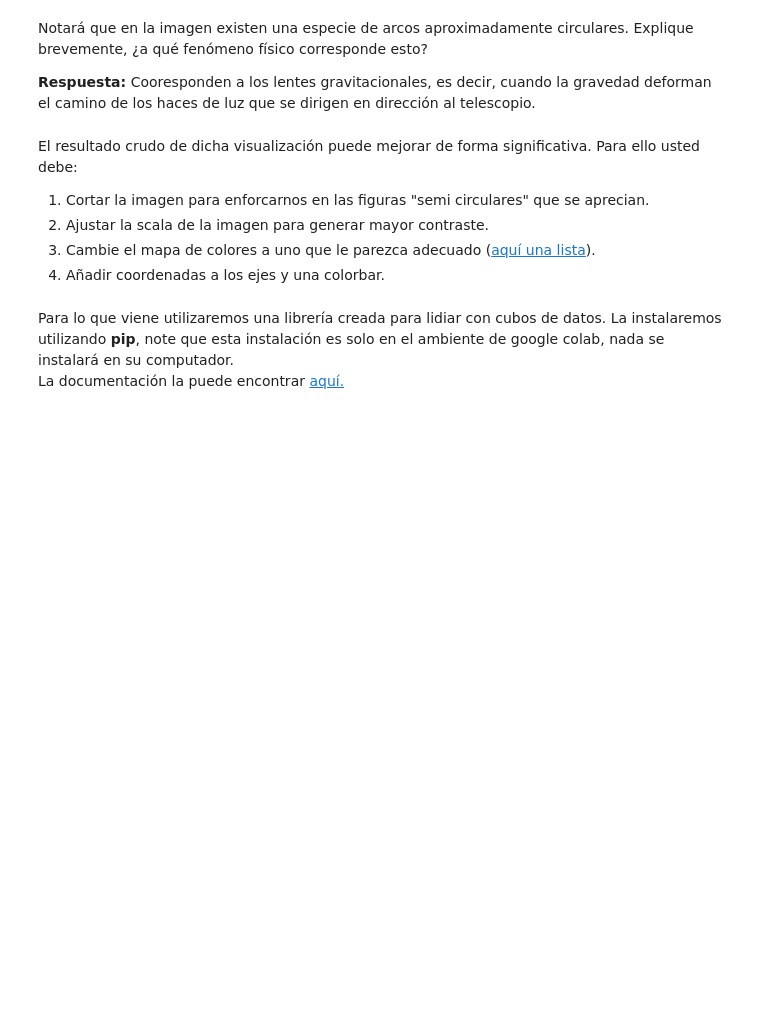
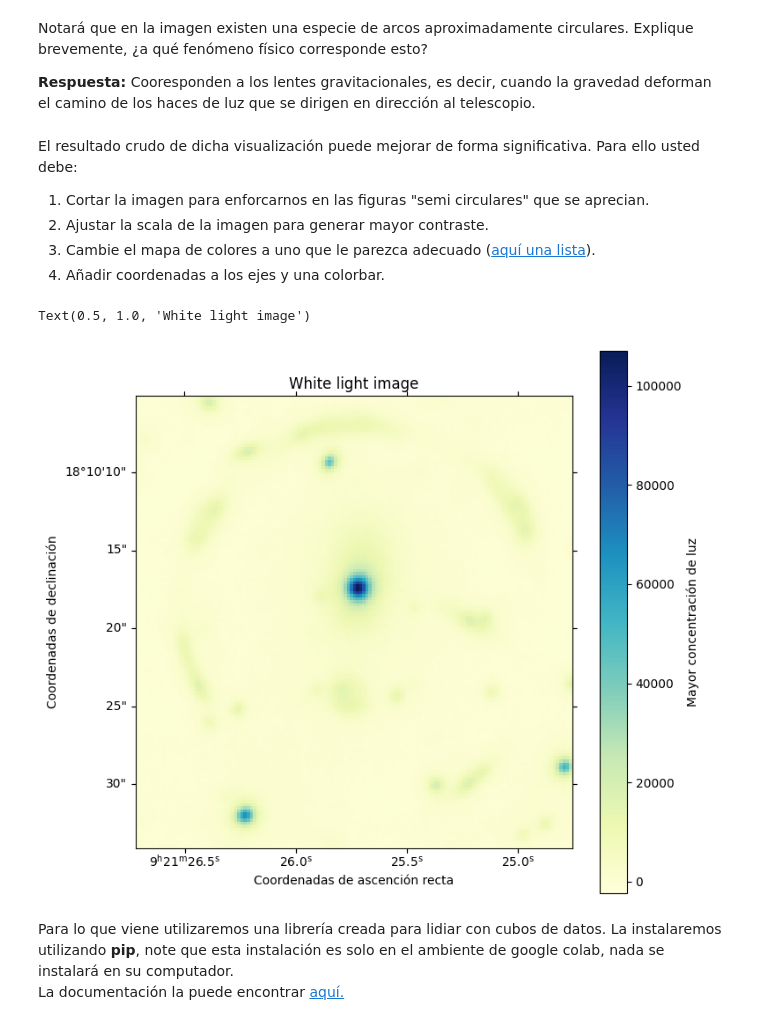
Before and after one commit to FranciscaHM/Tarea-4, a Jupyter notebook: Tarea4.ipynb, the cells around one changed output. Drawn from its saved outputs; the diff is of its cells as text; code cells hidden in the pictures; blank space fills up the shorter version.

```diff
--- a/Tarea4.ipynb
+++ b/Tarea4.ipynb
@@ -163,3 +156,27 @@ wcs = wcs[0,:,:]
+# %%
+from astropy.wcs import WCS
+# Utilice el siguiente wcs para añadir las coordenadas a su visualización.
+wcs = WCS(cubo[1].header)
+wcs = wcs[0,:,:]
+
+# Haga su gráfico a continuación:
+#Primero, escalaremos la imagen, para darle un mayor constraste.
+plt.figure(figsize=(8,8))
+#Ahora añadiremos coordenadas.
+plt.subplot(projection=wcs)
+#Para cortar la imagen, le añadiremos un límite en el eje x y en el eje y.
+plt.xlim(90,230) #Corte en el eje x
+plt.ylim(245,100) #Corte en el eje y
+plt.imshow(white_light_image, origin='lower', cmap='YlGnBu') #Lo ponemos en colores
+#claros para que resalten los más oscuros.
+#Añadimos una colorbar.
+plt.colorbar(label='Mayor concentración de luz')
+plt.xlabel('Coordenadas de ascención recta')
+plt.ylabel('Coordenadas de declinación')
+plt.title('White light image')
+# %% [output]
+Text(0.5, 1.0, 'White light image')
+[figure, added]
 # %% [markdown]
 Para lo que viene utilizaremos una librería creada para lidiar con cubos de datos.
 La instalaremos utilizando **pip**, note que esta instalación es solo en el ambiente de google colab, nada se instalará en su computador.
```
Also changed, not shown: parts of 10 cells of this notebook.
